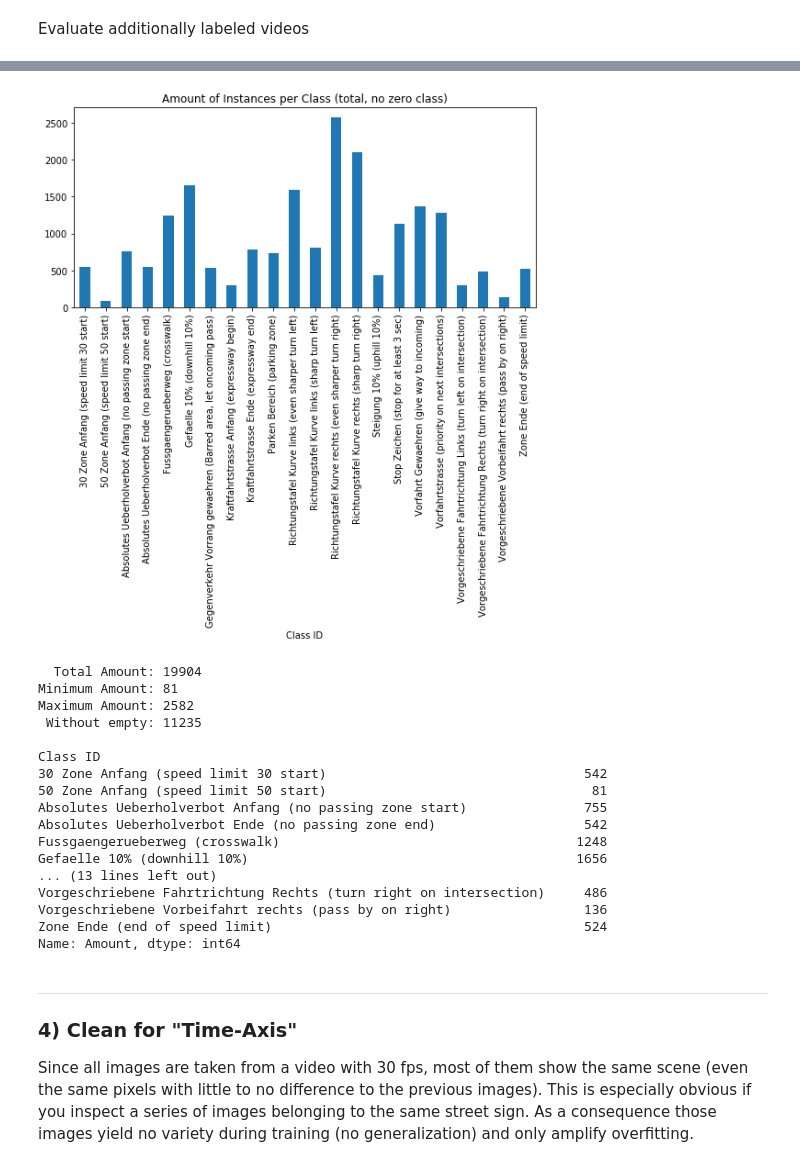
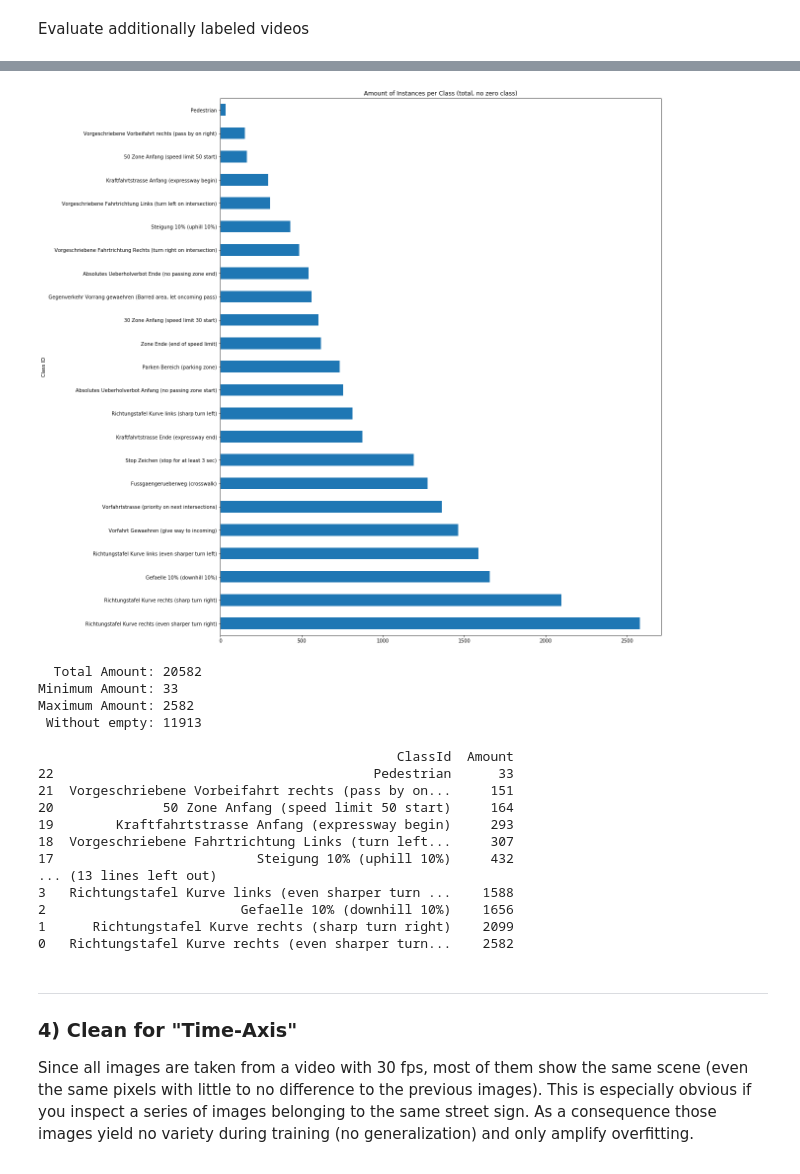
Before and after one commit to tum-phoenix/drive_ml, a Jupyter notebook: tf_object_detection/analyze_labeled_signs.ipynb, the cells around one changed output, grey strips where cells are left out. Saved outputs shown, nothing was run; the diff lists cells and outputs as text; code cells hidden in the pictures.

```diff
--- a/tf_object_detection/analyze_labeled_signs.ipynb
+++ b/tf_object_detection/analyze_labeled_signs.ipynb
@@ -31,5 +52,5 @@ load sign name dict
 # %%
-with open('../sign_recognition/dict/sign_names_dict.pkl', 'rb') as f:
+with open("../sign_recognition/dict/sign_names_dict_win.pkl", "rb") as f:
     sign_names = pickle.load(f)
 # %%
 import sys
@@ -148,43 +95,46 @@ plt.show()
 # %%
 # 6) display total statistics
 df_all = pd.concat([df, df_added_april])
 df_all = df_all.groupby('ClassId').count()
+df_all_with = df_all.groupby('ClassId').count()
 df_all.drop(sign_names[43], inplace=True)
 df_all = df_all[['Filename']]
 df_all.reset_index(inplace=True)
 df_all.columns = ['Class ID', 'Amount']
 #df_all['Class ID'].replace(sign_names, inplace=True)
+df_all=df_all.sort_values(['Amount'],ascending=False)
 df_all.set_index('Class ID', inplace=True)
 
 #all_grouped_classes = df_all.groupby('ClassId').count()['Width']  # Group the dataframe by classes.
-df_all.plot(kind='bar', figsize=(9,4),  title='Amount of Instances per Class (total, no zero class)',
+df_all.plot(kind='barh', figsize=(16,20),  title='Amount of Instances per Class (total, no zero class)',
             legend=False)
 plt.show()
-
-print("  Total Amount: {}".format(df_all['Amount'].sum()))
-print("Minimum Amount: {}".format(df_all['Amount'].min()))
-print("Maximum Amount: {}".format(df_all['Amount'].max()))
-print(" Without empty: {}\n".format(df_all['Amount'].sum() - grouped_classes['Amount'].max()))
-print(df_all['Amount'])
+df_all2 = df_all.reset_index()
+df_all2.columns = ['ClassId', 'Amount']
+print("  Total Amount: {}".format(df_all2['Amount'].sum()))
+print("Minimum Amount: {}".format(df_all2['Amount'].min()))
+print("Maximum Amount: {}".format(df_all2['Amount'].max()))
+print(" Without empty: {}\n".format(df_all2['Amount'].sum() - grouped_classes['Amount'].max()))
+print(df_all2.sort_values(['Amount']))
 # %% [output]
-[figure, old version]
+[figure, new version]
-  Total Amount: 19904
-Minimum Amount: 81
+  Total Amount: 20582
+Minimum Amount: 33
 Maximum Amount: 2582
- Without empty: 11235
+ Without empty: 11913
 
-Class ID
-30 Zone Anfang (speed limit 30 start)                                 542
-50 Zone Anfang (speed limit 50 start)                                  81
-Absolutes Ueberholverbot Anfang (no passing zone start)               755
-Absolutes Ueberholverbot Ende (no passing zone end)                   542
-Fussgaengerueberweg (crosswalk)                                      1248
-Gefaelle 10% (downhill 10%)                                          1656
+                                              ClassId  Amount
+22                                         Pedestrian      33
+21  Vorgeschriebene Vorbeifahrt rechts (pass by on...     151
+20              50 Zone Anfang (speed limit 50 start)     164
+19        Kraftfahrtstrasse Anfang (expressway begin)     293
+18  Vorgeschriebene Fahrtrichtung Links (turn left...     307
+17                          Steigung 10% (uphill 10%)     432
 ... (13 lines left out)
-Vorgeschriebene Fahrtrichtung Rechts (turn right on intersection)     486
-Vorgeschriebene Vorbeifahrt rechts (pass by on right)                 136
-Zone Ende (end of speed limit)                                        524
-Name: Amount, dtype: int64
+3   Richtungstafel Kurve links (even sharper turn ...    1588
+2                         Gefaelle 10% (downhill 10%)    1656
+1      Richtungstafel Kurve rechts (sharp turn right)    2099
+0   Richtungstafel Kurve rechts (even sharper turn...    2582
 # %% [markdown]
 ---
 ### 4) Clean for "Time-Axis"
```
Also changed, not shown: parts of 19 cells of this notebook, 1 other file.
